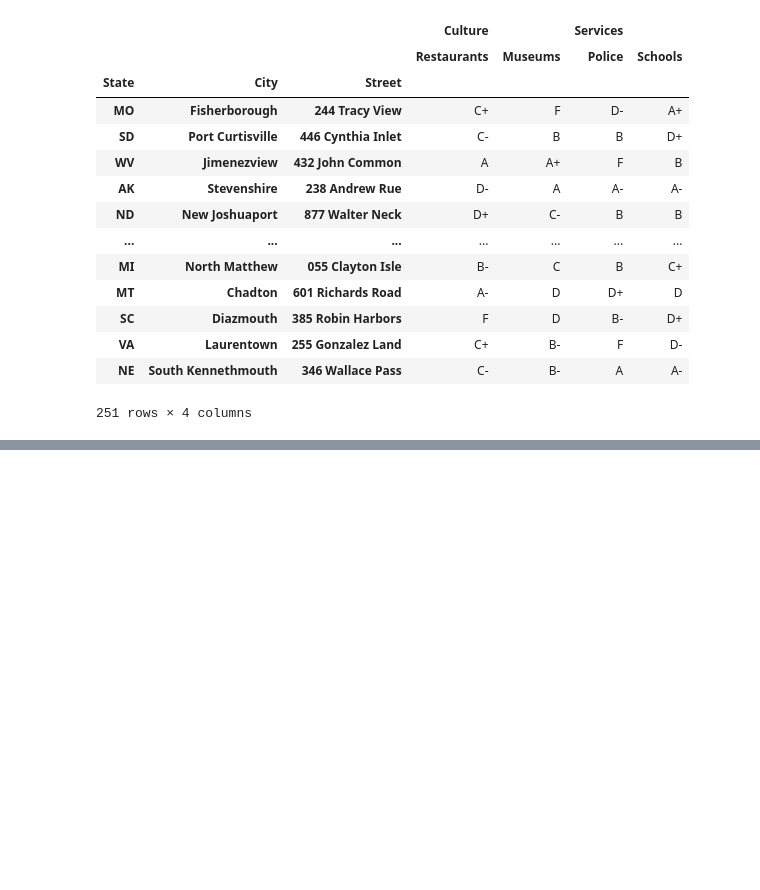
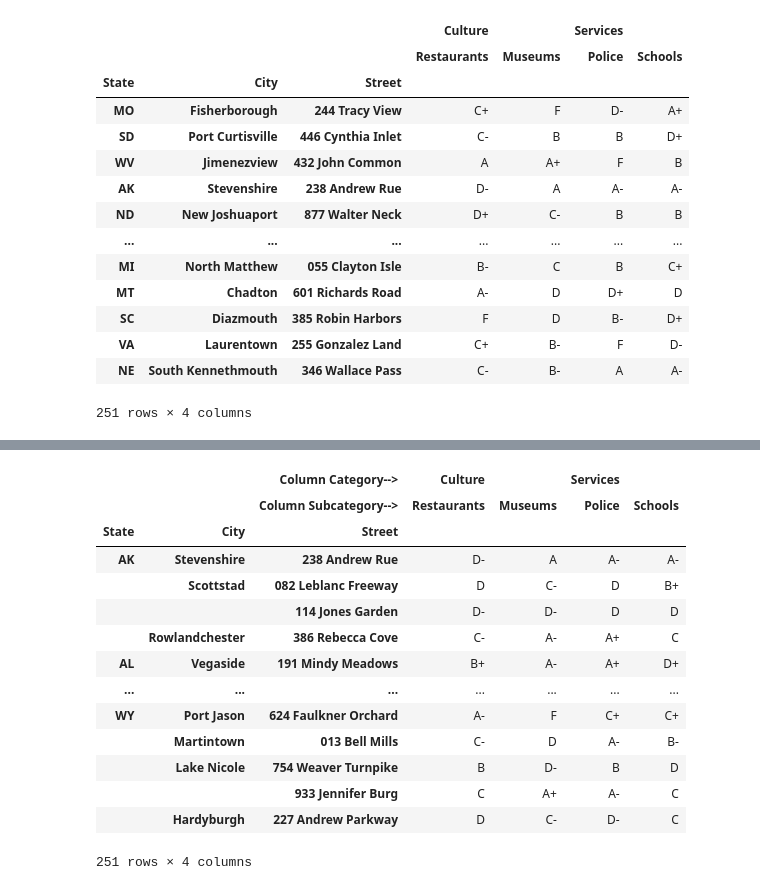
Before and after one commit to rtamaturi-pixel/Python-for-Data-Analysis, a Jupyter notebook: pandas/7.pandas.ipynb, the cells around one changed output, grey strips where cells are left out. Saved outputs shown, nothing was run; the diff lists cells and outputs as text; code cells hidden in the pictures; blank space fills up the shorter version.

```diff
--- a/pandas/7.pandas.ipynb
+++ b/pandas/7.pandas.ipynb
@@ -124,0 +244,21 @@ neighborhoods
+# %%
+neighborhoods.sort_index(ascending= [True, False, True])
+
+
+#state is in ascending order, with respect to state city is in descending order, with respect to city street is in ascending order.
+# %% [output]
+|  |  | Column Category--> | Culture |  | Services |  |
+|  |  | Column Subcategory--> | Restaurants | Museums | Police | Schools |
+| State | City | Street |  |  |  |  |
+| AK | Stevenshire | 238 Andrew Rue | D- | A | A- | A- |
+|  | Scottstad | 082 Leblanc Freeway | D | C- | D | B+ |
+|  |  | 114 Jones Garden | D- | D- | D | D |
+|  | Rowlandchester | 386 Rebecca Cove | C- | A- | A+ | C |
+| AL | Vegaside | 191 Mindy Meadows | B+ | A- | A+ | D+ |
+| ... | ... | ... | ... | ... | ... | ... |
+| WY | Port Jason | 624 Faulkner Orchard | A- | F | C+ | C+ |
+|  | Martintown | 013 Bell Mills | C- | D | A- | B- |
+|  | Lake Nicole | 754 Weaver Turnpike | B | D- | B | D |
+|  |  | 933 Jennifer Burg | C | A+ | A- | C |
+|  | Hardyburgh | 227 Andrew Parkway | D | C- | D- | C |
+251 rows × 4 columns
```
Also changed, not shown: parts of 20 cells of this notebook.
